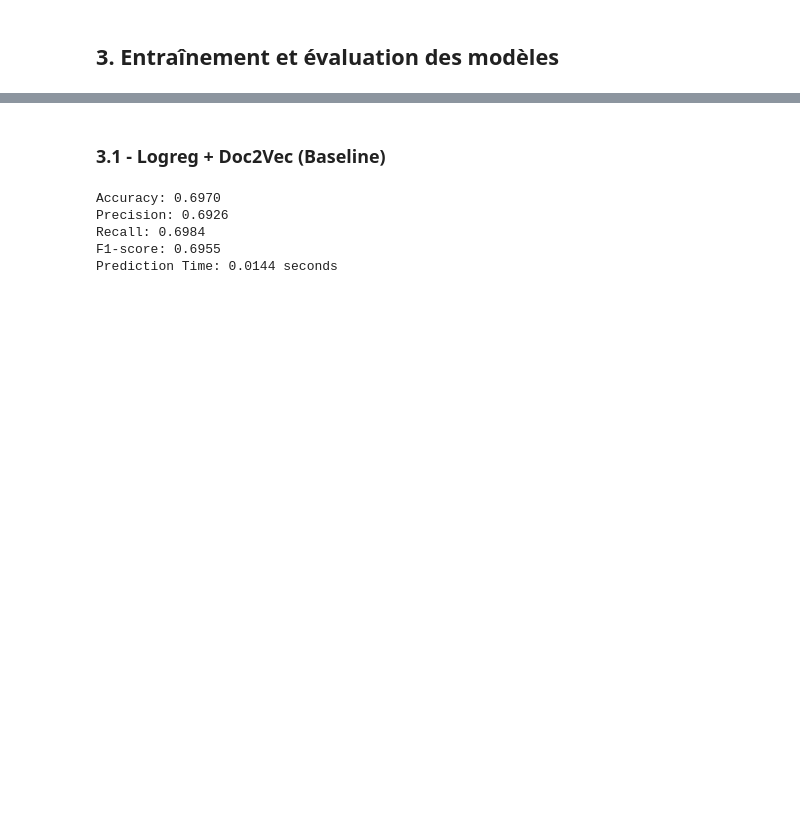
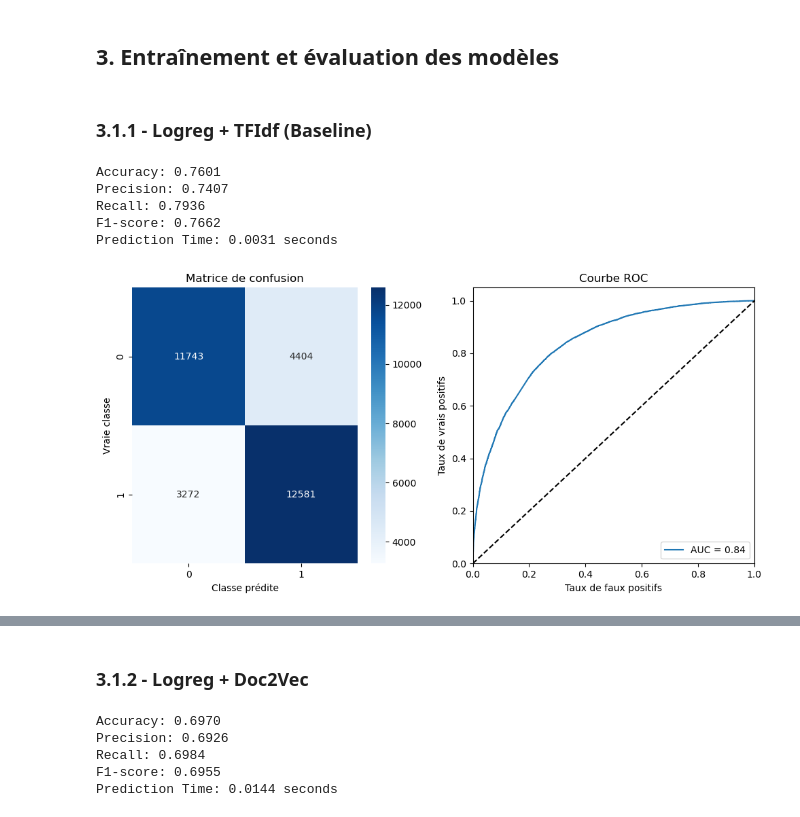
Before and after one commit to mehdimunim/OC7, a Jupyter notebook: notebooks/03_Mehdi_MUNIM_modelisation.ipynb, the cells around one changed output, grey strips where cells are left out. Saved outputs shown, nothing was run; the diff lists cells and outputs as text; code cells hidden in the pictures; blank space fills up the shorter version.

```diff
--- a/notebooks/03_Mehdi_MUNIM_modelisation.ipynb
+++ b/notebooks/03_Mehdi_MUNIM_modelisation.ipynb
@@ -66,3 +69,52 @@ X_train_d2v = pickle.load(open(data_path + 'X_train_doc2vec.pickle', 'rb'))
 X_test_d2v = pickle.load(open(data_path + 'X_test_doc2vec.pickle', 'rb'))
 # %% [markdown]
 ## 3. Entraînement et évaluation des modèles
+# %% [markdown]
+### 3.1.1 - Logreg + TFIdf (Baseline)
+# %%
+#@title 3.1.1 Entraînement et évaluation du modèle de régression logistique avec MLflow
+
+import mlflow
+import mlflow.sklearn
+import pickle
+from sklearn.linear_model import LogisticRegression
+
+# Créer et entraîner le modèle de régression logistique
+model_lr = LogisticRegression(solver='liblinear', max_iter=1000, random_state=42)
+
+# Démarrer une exécution MLflow
+with mlflow.start_run():
+    # Entraîner le modèle
+    model_lr.fit(X_train_tfidf, y_train)
+
+    # Évaluer le modèle et récupérer les métriques
+    accuracy, precision, recall, f1, predict_time = evaluation.evaluer_modele(model_lr, X_test_tfidf, y_test)
+
+    # Enregistrer les paramètres
+    mlflow.log_param("model", "LogisticRegression")
+    mlflow.log_param("solver", "liblinear")
+    mlflow.log_param("max_iter", 1000)
+
+    # Enregistrer les métriques
+    mlflow.log_metric("accuracy", accuracy)
+    mlflow.log_metric("precision", precision)
+    mlflow.log_metric("recall", recall)
+    mlflow.log_metric("f1_score", f1)
+    mlflow.log_metric("predict_time", predict_time)
+
+    # Ajouter un tag
+    mlflow.set_tag("model_name", "LogisticRegression")
+
+    # Enregistrer le modèle avec pickle
+    with open('../models/model_lr.pkl', 'wb') as f:
+        pickle.dump(model_lr, f)
+
+    # Enregistrer le modèle avec mlflow
+    mlflow.sklearn.log_model(model_lr, "model_lr")
+# %% [output]
+Accuracy: 0.7601
+Precision: 0.7407
+Recall: 0.7936
+F1-score: 0.7662
+Prediction Time: 0.0031 seconds
+[figure, added]
@@ -69,3 +122,3 @@ X_test_d2v = pickle.load(open(data_path + 'X_test_doc2vec.pickle', 'rb'))
 # %% [markdown]
-### 3.1 - Logreg + Doc2Vec (Baseline)
+### 3.1.2 - Logreg + Doc2Vec
 # %%
```
Also changed, not shown: parts of 6 cells of this notebook, 12 other files.
